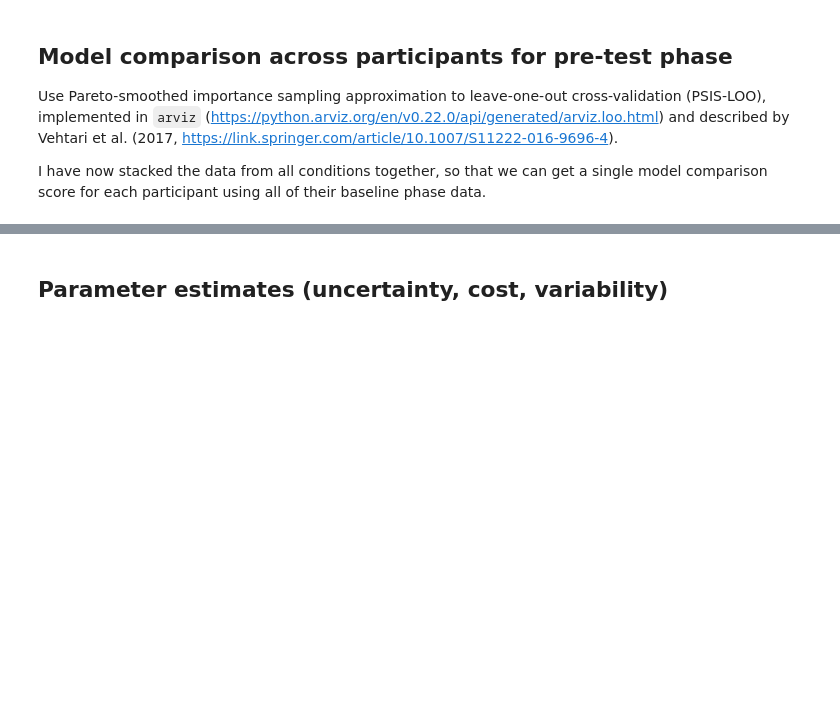
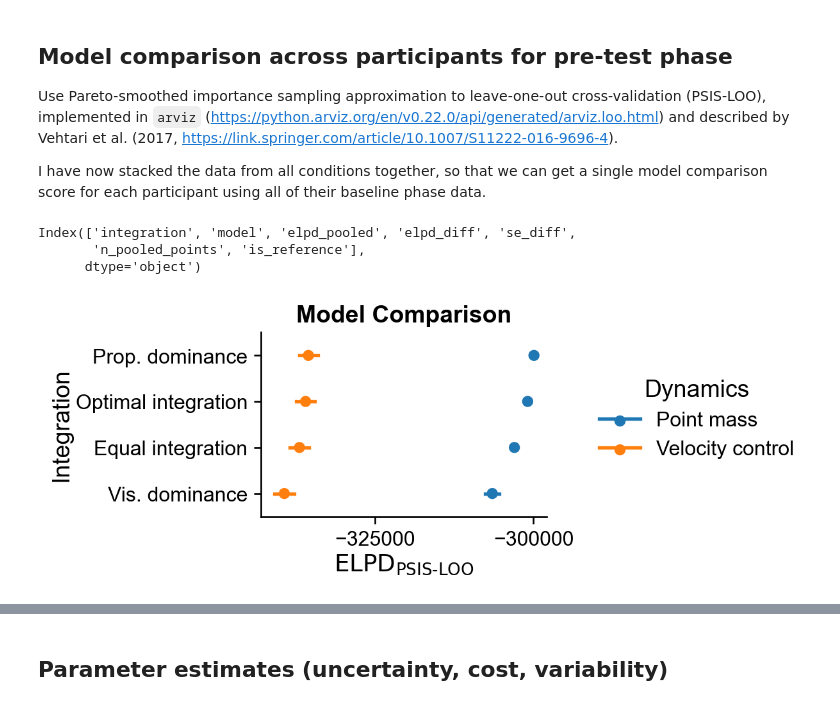
Before and after one commit to dominikstrb/cpp-proprioception, a Jupyter notebook: notebooks/MultisensoryModelResults.ipynb, the cells around one changed output, grey strips where cells are left out. Cells and saved outputs as stored; diff of their text form; code cells hidden in the pictures; blank space fills up the shorter version.

```diff
--- a/notebooks/MultisensoryModelResults.ipynb
+++ b/notebooks/MultisensoryModelResults.ipynb
@@ -51,6 +55,44 @@ Once you have the files generated in steps 2 and 3, you can run this notebook.
 Use Pareto-smoothed importance sampling approximation to leave-one-out cross-validation (PSIS-LOO), implemented in `arviz` (https://python.arviz.org/en/v0.22.0/api/generated/arviz.loo.html) and described by Vehtari et al. (2017, https://link.springer.com/article/10.1007/S11222-016-9696-4).
 
 I have now stacked the data from all conditions together, so that we can get a single model comparison score for each participant using all of their baseline phase data.
+# %%
+comparison_df = pd.read_csv('../results/aggregated/pooled_model_comparison.csv', index_col=0)
+print(comparison_df.columns)
+# rename integration type column for nicer visualization
+integration_name = {
+    "optimal": "Optimal integration",
+    "equal_integration": "Equal integration",
+    "no_integration": "Prop. dominance",
+    "vision_only": "Vis. dominance",
+}
+comparison_df["integration"] = comparison_df["integration"].map(integration_name)
+
+# rename dynamics model type column (for nicer visualization)
+comparison_df["dynamics"] = comparison_df["model"].map(
+    {"BoundedActorPointMassDynamics": "Point mass", "BoundedActor": "Velocity control"}
+)
+
+# compute the lower and upper bounds of ELPD 95 % CIs (+- 1.96 * se) of the ELPD-LOO sum for each model
+comparison_df["elpd_low"] = comparison_df["elpd_pooled"] - 1.96 * comparison_df["se_diff"]
+comparison_df["elpd_high"] = comparison_df["elpd_pooled"] + 1.96 * comparison_df["se_diff"]
+# %% [output]
+Index(['integration', 'model', 'elpd_pooled', 'elpd_diff', 'se_diff',
+       'n_pooled_points', 'is_reference'],
+      dtype='object')
+# %%
+
+g = (so.Plot(comparison_df, y="integration", x="elpd_pooled", color="dynamics")
+      .add(so.Dot())
+      .add(so.Range(), xmin="elpd_low", xmax="elpd_high")
+      # .add(so.Dot(pointsize=2), so.Jitter())
+      .layout(size=(4.5,2.5))
+      .scale(y=so.Nominal(),
+             x=so.Continuous().tick(upto=2))
+      .label(x=r"$\text{ELPD}_{\text{PSIS-LOO}}$", y="Integration", color="Dynamics", title="Model Comparison")
+)
+g.save("../figures/multisensory_model_comparison.svg")
+# %% [output]
+[figure, added]
 # %%
 loo_df = pd.read_csv('../results/aggregated/loo_all_participants.csv', index_col=0)
 participants = loo_df["participant"].unique()
```
Also changed, not shown: parts of 7 cells of this notebook, 4 other files.
